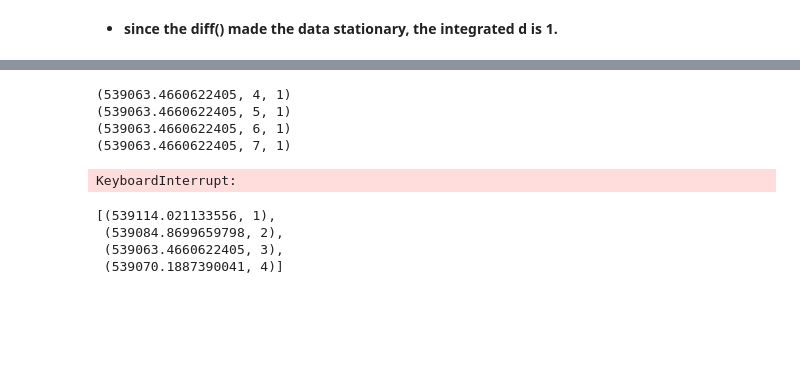
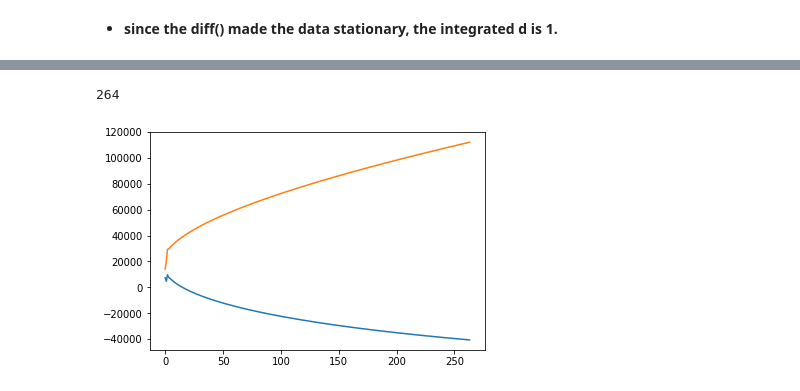
Before and after one commit to AaronWChen/time_series_zillow, a Jupyter notebook: python/model_building.ipynb, the cells around one changed output, grey strips where cells are left out. Drawn from its saved outputs; the diff is of its cells as text; code cells hidden in the pictures; blank space fills up the shorter version.

Commit message:
modeling predictor imporved, codes refactored

```diff
--- a/python/model_building.ipynb
+++ b/python/model_building.ipynb
@@ -175,29 +128,34 @@ stationary_7106_df.head()
 # %%
-bic_list = []
+stationarydata = zillow_df[95008].diff().dropna().values
+model_params = {}
 lowest_bic = None
-p_value = []
-for p in range(1,20):
-    for q in range(1,5):
-        test_model = ARMA(stationarydata, (p,1)).fit()
+count = 0
+for p in range(1, 8):
+    for q in range(1,10):
+        count+=1
+        test_model = ARIMA(stationarydata, (p,1,q)).fit()
         test_bic = test_model.bic
 
         if lowest_bic is None:
-            lowest_bic=test_bic
+            lowest_bic = test_bic
         elif lowest_bic > test_bic:
-            lowest_bic=test_bic
+            lowest_bic = test_bic
+
+            model_params['lowest_bic'] = lowest_bic
+            model_params['p'] = p
+            model_params['q'] = q
+            model_params['test_model'] = test_model
         else:
-            print((lowest_bic, p, q))
-        break
+            break
-# %% [output]
-(539063.4660622405, 4, 1)
-(539063.4660622405, 5, 1)
-(539063.4660622405, 6, 1)
-(539063.4660622405, 7, 1)
-KeyboardInterrupt:
-# %%
-bic_list
-# %% [output]
-[(539114.021133556, 1),
- (539084.8699659798, 2),
- (539063.4660622405, 3),
- (539070.1887390041, 4)]
+# %%
+santadata = zillow_df[95008].diff().dropna().values
+santa_model = ARIMA(santadata, (1,1,3)).fit()
+santa_forecast = santa_model.forecast(264)
+# %%
+len(santa_forecast[2])
+# %% [output]
+264
+# %%
+plt.plot(santa_forecast[2]);
+# %% [output]
+[figure, added]
```
Also changed, not shown: parts of 26 cells of this notebook, 1 other file.
